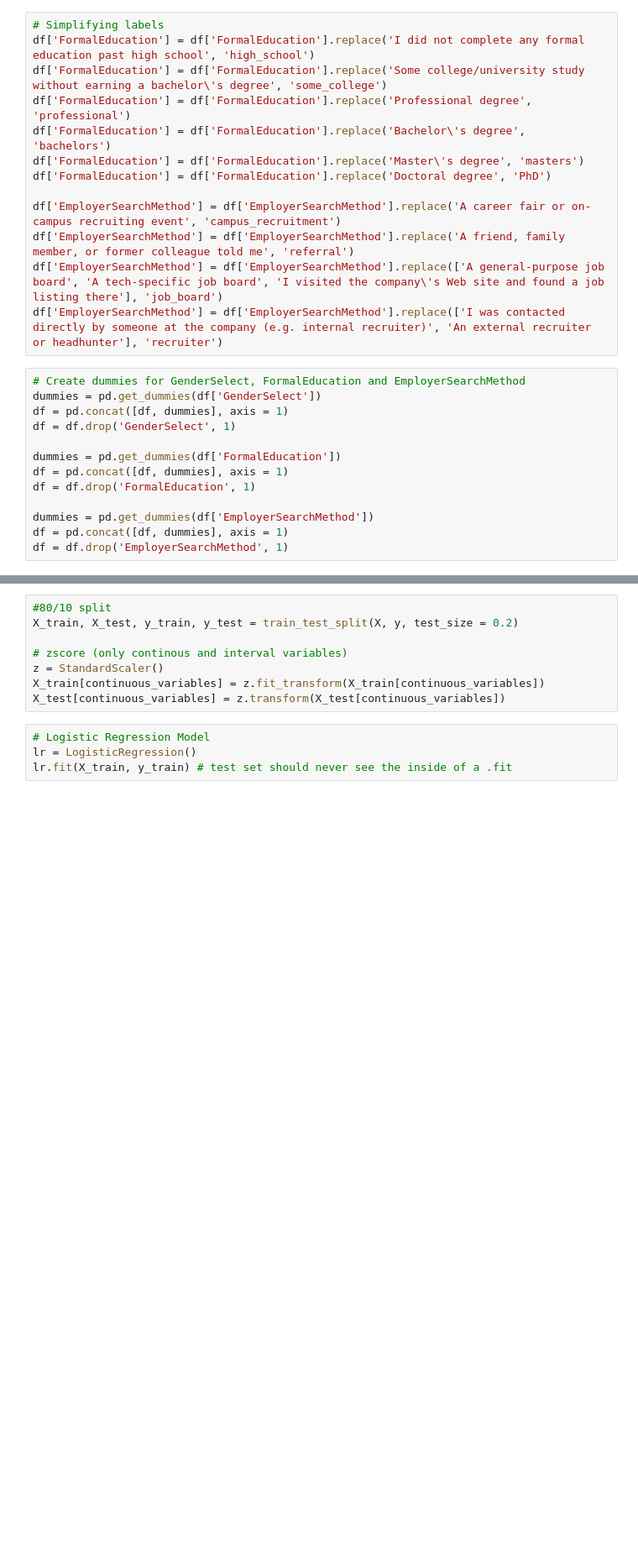
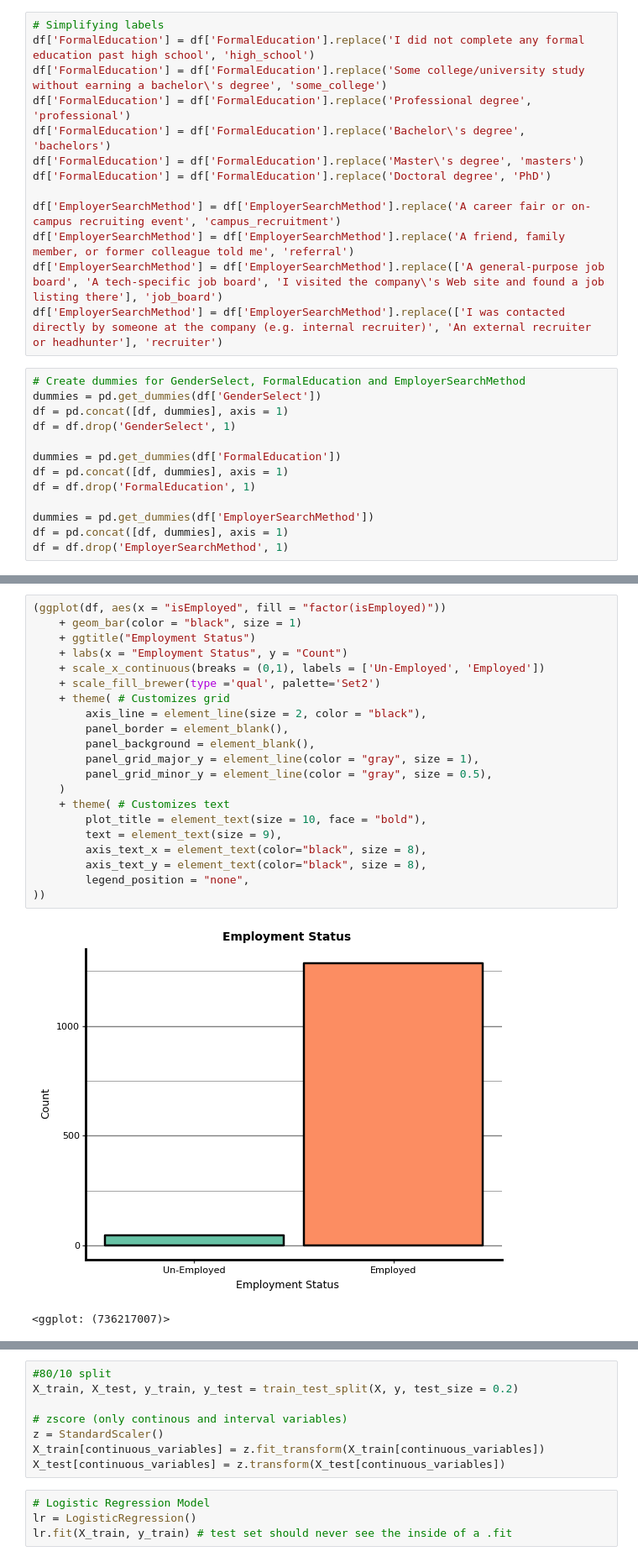
Before and after one commit to arell110/CPSC_392_Final_Project, a Jupyter notebook: Code/finalProject.ipynb, the cells around one changed output, grey strips where cells are left out. Shown: that part at 84% size. Drawn from its saved outputs; the diff is of its cells as text; blank space fills up the shorter version.

```diff
--- a/Code/finalProject.ipynb
+++ b/Code/finalProject.ipynb
@@ -125,2 +103,26 @@ df.head()
 5 rows × 25 columns
+# %%
+(ggplot(df, aes(x = "isEmployed", fill = "factor(isEmployed)"))
+    + geom_bar(color = "black", size = 1)
+    + ggtitle("Employment Status")
+    + labs(x = "Employment Status", y = "Count")
+    + scale_x_continuous(breaks = (0,1), labels = ['Un-Employed', 'Employed'])
+    + scale_fill_brewer(type ='qual', palette='Set2')
+    + theme( # Customizes grid
+        axis_line = element_line(size = 2, color = "black"),
+        panel_border = element_blank(),
+        panel_background = element_blank(),
+        panel_grid_major_y = element_line(color = "gray", size = 1),
+        panel_grid_minor_y = element_line(color = "gray", size = 0.5),
+    )
+    + theme( # Customizes text
+        plot_title = element_text(size = 10, face = "bold"),
+        text = element_text(size = 9),
+        axis_text_x = element_text(color="black", size = 8),
+        axis_text_y = element_text(color="black", size = 8),
+        legend_position = "none",
+))
+# %% [output]
+[figure, added]
+<ggplot: (736217007)>
 # %%
```
Also changed, not shown: parts of 24 cells of this notebook, 3 other files.
